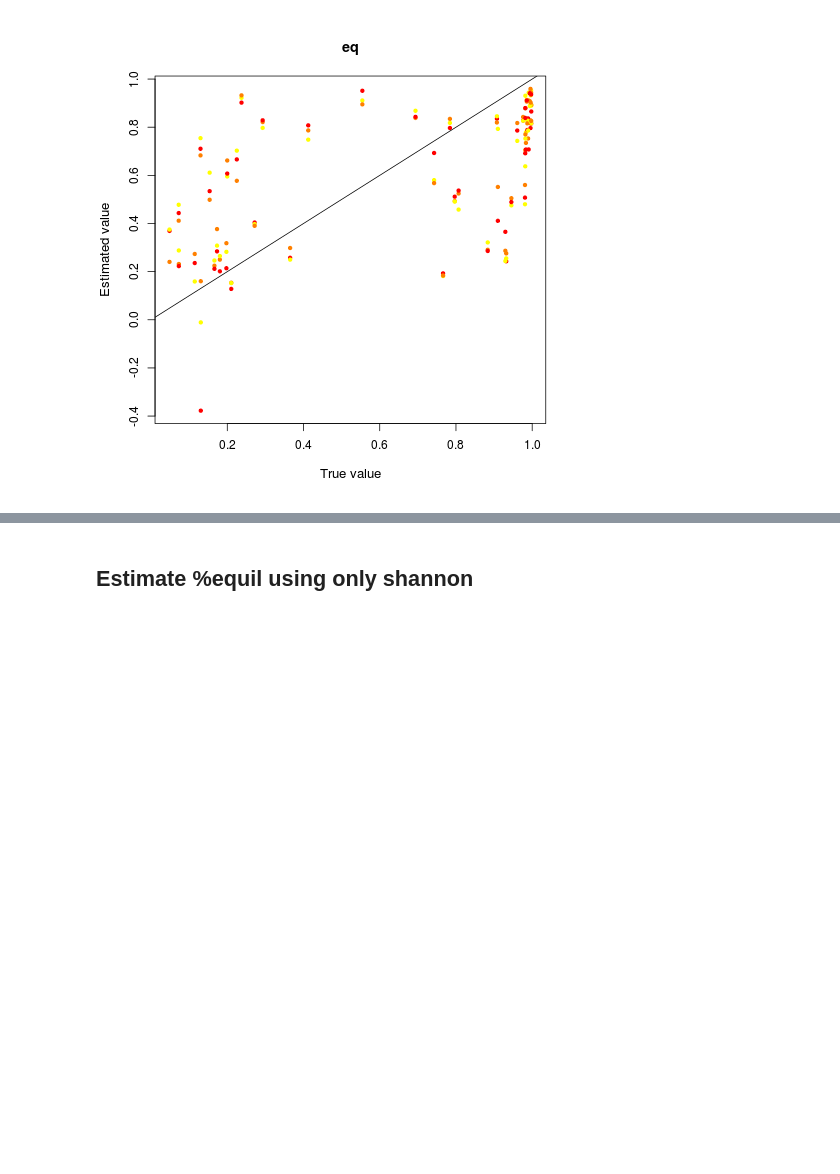
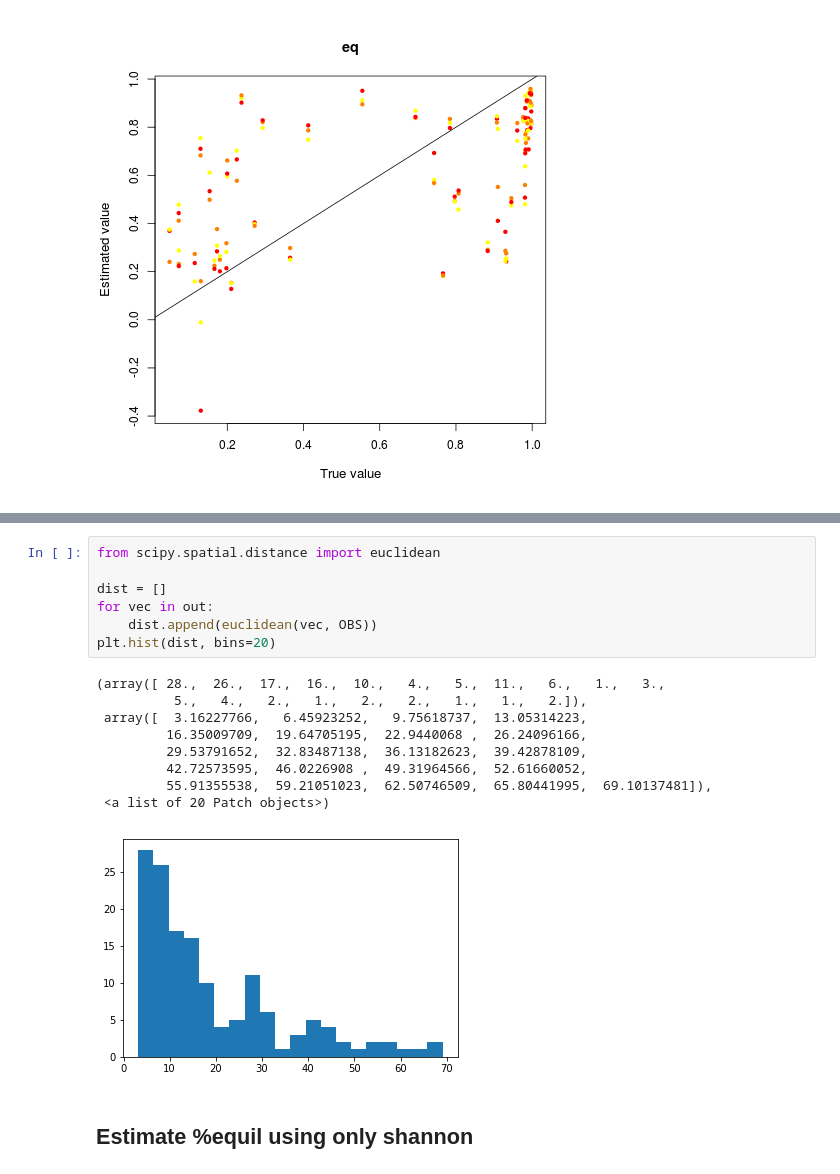
Before and after one commit to isaacovercast/gimmeSAD, a Jupyter notebook: ipython-notebooks/spider_postflight.ipynb, the cells around one changed output, grey strips where cells are left out. Drawn from its saved outputs; the diff is of its cells as text; blank space fills up the shorter version.

```diff
--- a/ipython-notebooks/spider_postflight.ipynb
+++ b/ipython-notebooks/spider_postflight.ipynb
@@ -339,3 +411,20 @@ Max.:                   1.36609204
+# %%
+from scipy.spatial.distance import euclidean
+
+dist = []
+for vec in out:
+    dist.append(euclidean(vec, OBS))
+plt.hist(dist, bins=20)
+# %% [output]
+(array([ 28.,  26.,  17.,  16.,  10.,   4.,   5.,  11.,   6.,   1.,   3.,
+          5.,   4.,   2.,   1.,   2.,   2.,   1.,   1.,   2.]),
+ array([  3.16227766,   6.45923252,   9.75618737,  13.05314223,
+         16.35009709,  19.64705195,  22.9440068 ,  26.24096166,
+         29.53791652,  32.83487138,  36.13182623,  39.42878109,
+         42.72573595,  46.0226908 ,  49.31964566,  52.61660052,
+         55.91355538,  59.21051023,  62.50746509,  65.80441995,  69.10137481]),
+ <a list of 20 Patch objects>)
+[figure, added]
 # %% [markdown]
 ## Estimate %equil using only shannon
 # %%
```
Also changed, not shown: parts of 12 cells of this notebook, 2 other files.
